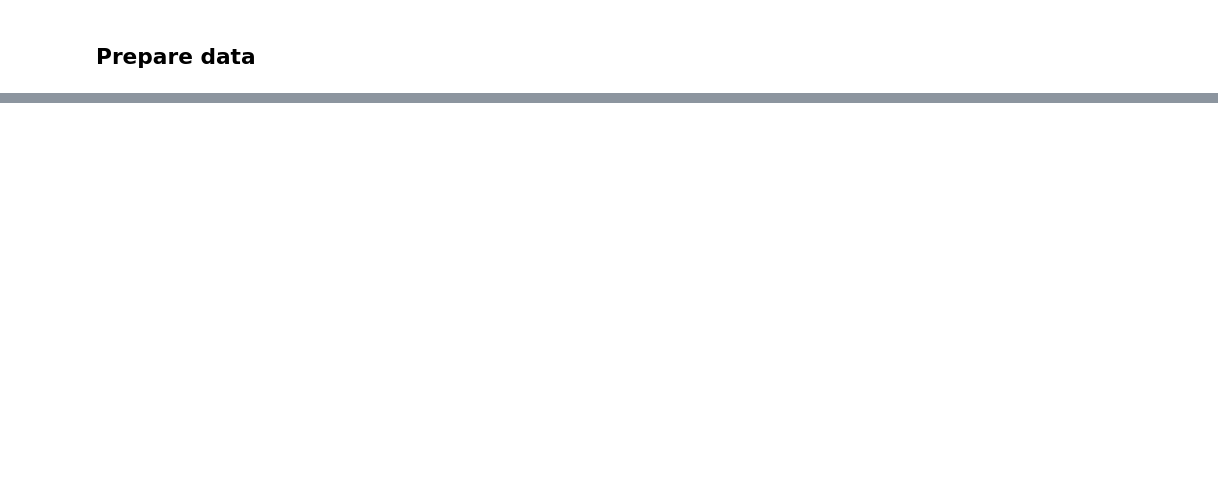
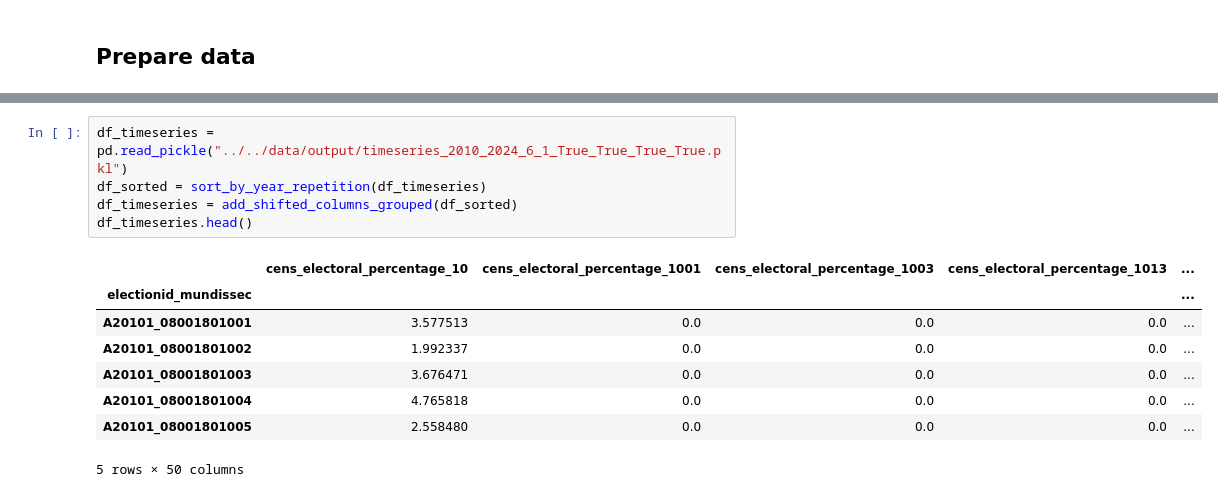
Before and after one commit to guillempla/catalan-elections-forecasting, a Jupyter notebook: src/study_data/create-timeseries-model.ipynb, the cells around one changed output, grey strips where cells are left out. Saved outputs shown, nothing was run; the diff lists cells and outputs as text; blank space fills up the shorter version.

```diff
--- a/src/study_data/create-timeseries-model.ipynb
+++ b/src/study_data/create-timeseries-model.ipynb
@@ -90 +63,15 @@ df_timeseries = create_timeseries_df(df_filtered)
+# %%
+df_timeseries = pd.read_pickle("../../data/output/timeseries_2010_2024_6_1_True_True_True_True.pkl")
+df_sorted = sort_by_year_repetition(df_timeseries)
+df_timeseries = add_shifted_columns_grouped(df_sorted)
+df_timeseries.head()
+# %% [output]
+|  | cens_electoral_percentage_10 | cens_electoral_percentage_1001 | cens_electoral_percentage_1003 | cens_electoral_percentage_1013 | ... |
+| electionid_mundissec |  |  |  |  | ... |
+| A20101_08001801001 | 3.577513 | 0.0 | 0.0 | 0.0 | ... |
+| A20101_08001801002 | 1.992337 | 0.0 | 0.0 | 0.0 | ... |
+| A20101_08001801003 | 3.676471 | 0.0 | 0.0 | 0.0 | ... |
+| A20101_08001801004 | 4.765818 | 0.0 | 0.0 | 0.0 | ... |
+| A20101_08001801005 | 2.558480 | 0.0 | 0.0 | 0.0 | ... |
+5 rows × 50 columns
 # %%
```
Also changed, not shown: parts of 33 cells of this notebook.
